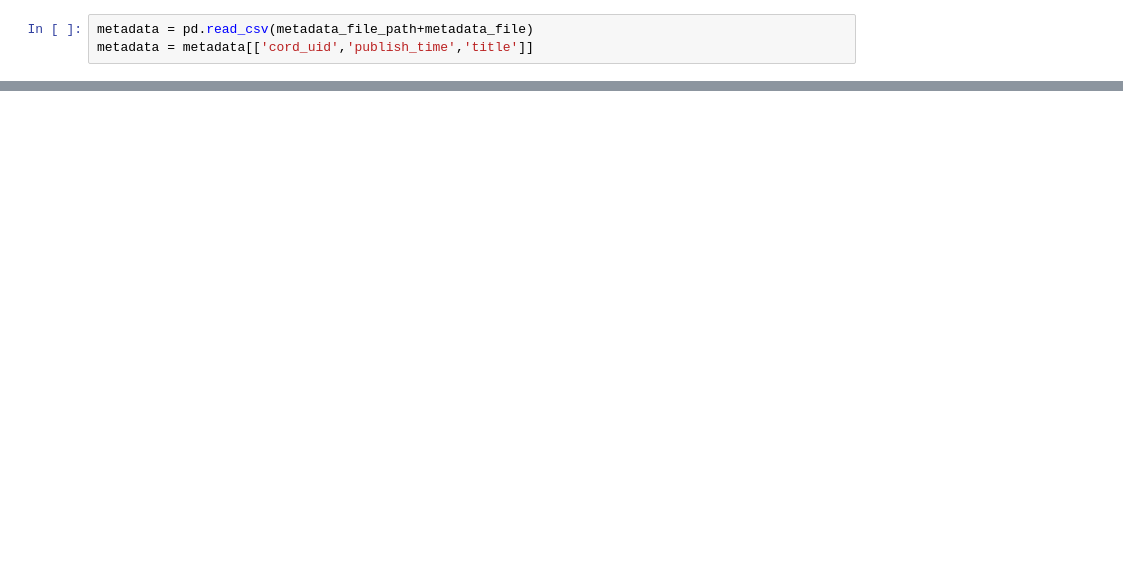
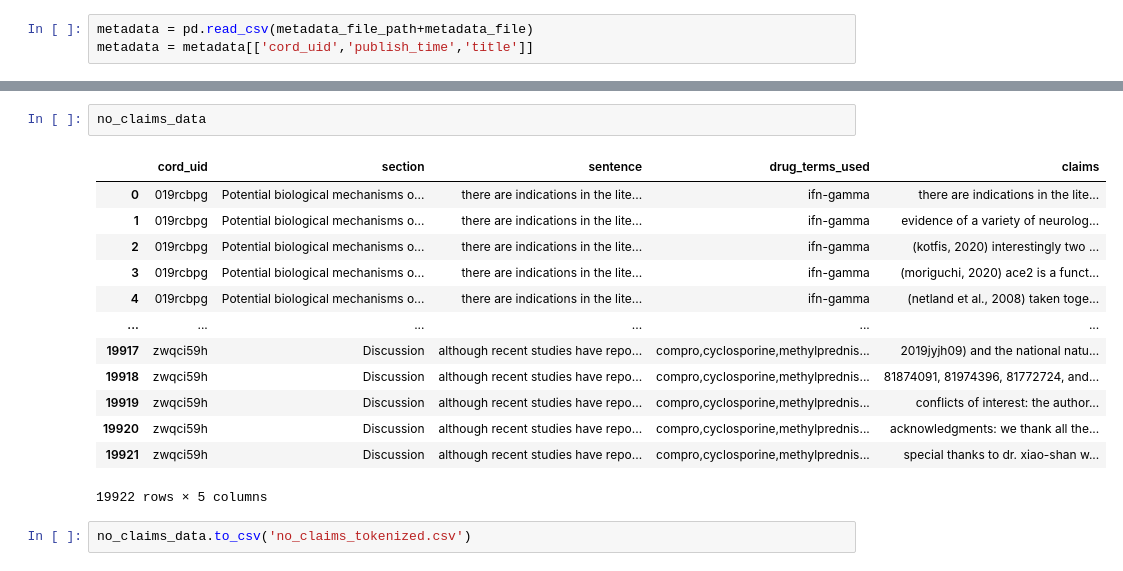
Before and after one commit to CoronaWhy/task-vt, a Jupyter notebook: contradictory_claims/notebooks/2T.4.4.2 - Extract similar claims.ipynb, the cells around one changed output, grey strips where cells are left out. Cells and saved outputs as stored; diff of their text form; blank space fills up the shorter version.

```diff
--- a/contradictory_claims/notebooks/2T.4.4.2 - Extract similar claims.ipynb
+++ b/contradictory_claims/notebooks/2T.4.4.2 - Extract similar claims.ipynb
@@ -423,0 +240,18 @@ claims_filtered.to_csv('drug_individual_claims_filtered.csv')
+# %%
+no_claims_data
+# %% [output]
+|  | cord_uid | section | sentence | drug_terms_used | claims |
+| 0 | 019rcbpg | Potential biological mechanisms o... | there are indications in the lite... | ifn-gamma | there are indications in the lite... |
+| 1 | 019rcbpg | Potential biological mechanisms o... | there are indications in the lite... | ifn-gamma | evidence of a variety of neurolog... |
+| 2 | 019rcbpg | Potential biological mechanisms o... | there are indications in the lite... | ifn-gamma | (kotfis, 2020) interestingly two ... |
+| 3 | 019rcbpg | Potential biological mechanisms o... | there are indications in the lite... | ifn-gamma | (moriguchi, 2020) ace2 is a funct... |
+| 4 | 019rcbpg | Potential biological mechanisms o... | there are indications in the lite... | ifn-gamma | (netland et al., 2008) taken toge... |
+| ... | ... | ... | ... | ... | ... |
+| 19917 | zwqci59h | Discussion | although recent studies have repo... | compro,cyclosporine,methylprednis... | 2019jyjh09) and the national natu... |
+| 19918 | zwqci59h | Discussion | although recent studies have repo... | compro,cyclosporine,methylprednis... | 81874091, 81974396, 81772724, and... |
+| 19919 | zwqci59h | Discussion | although recent studies have repo... | compro,cyclosporine,methylprednis... | conflicts of interest: the author... |
+| 19920 | zwqci59h | Discussion | although recent studies have repo... | compro,cyclosporine,methylprednis... | acknowledgments: we thank all the... |
+| 19921 | zwqci59h | Discussion | although recent studies have repo... | compro,cyclosporine,methylprednis... | special thanks to dr. xiao-shan w... |
+19922 rows × 5 columns
+# %%
+no_claims_data.to_csv('no_claims_tokenized.csv')
```
Also changed, not shown: parts of 74 cells of this notebook.
